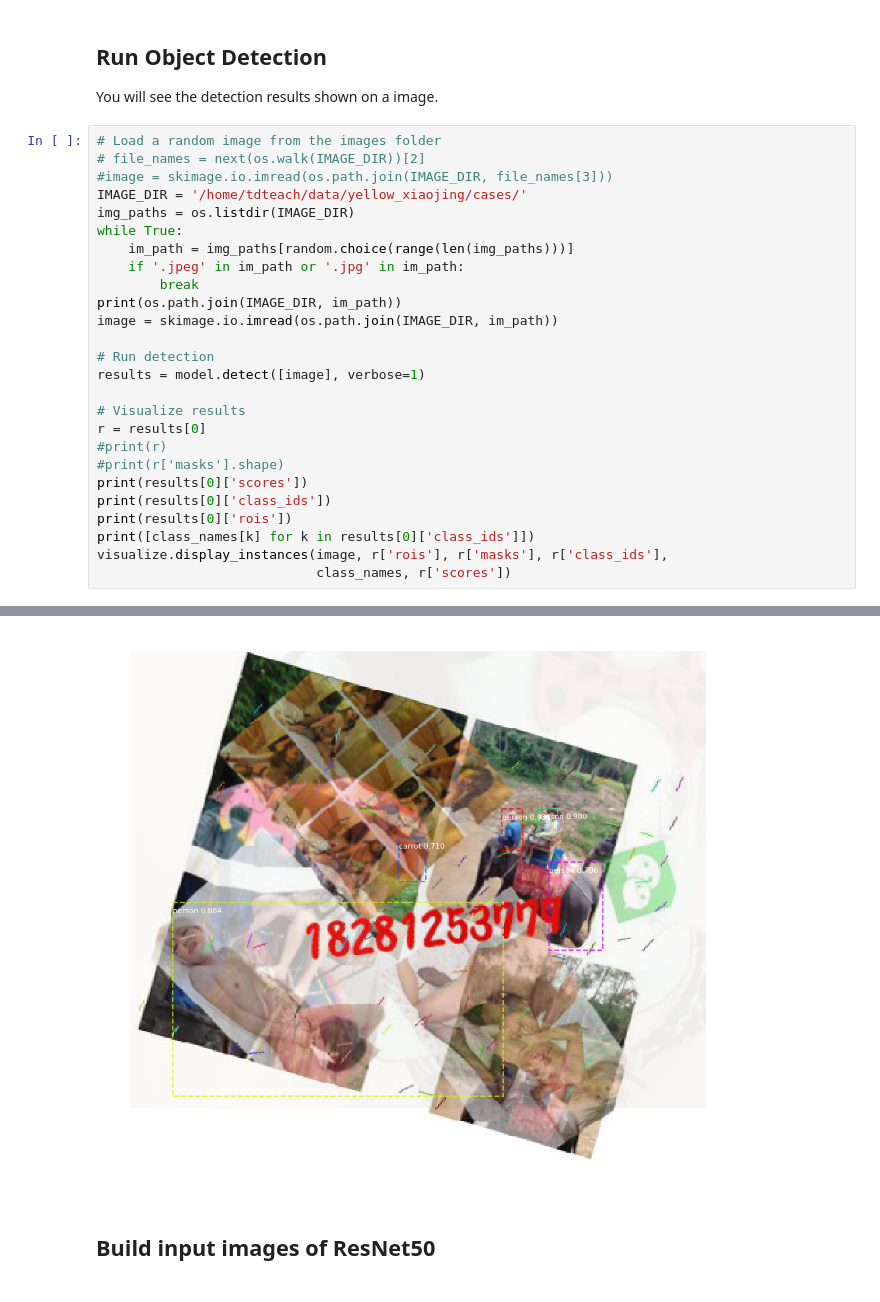
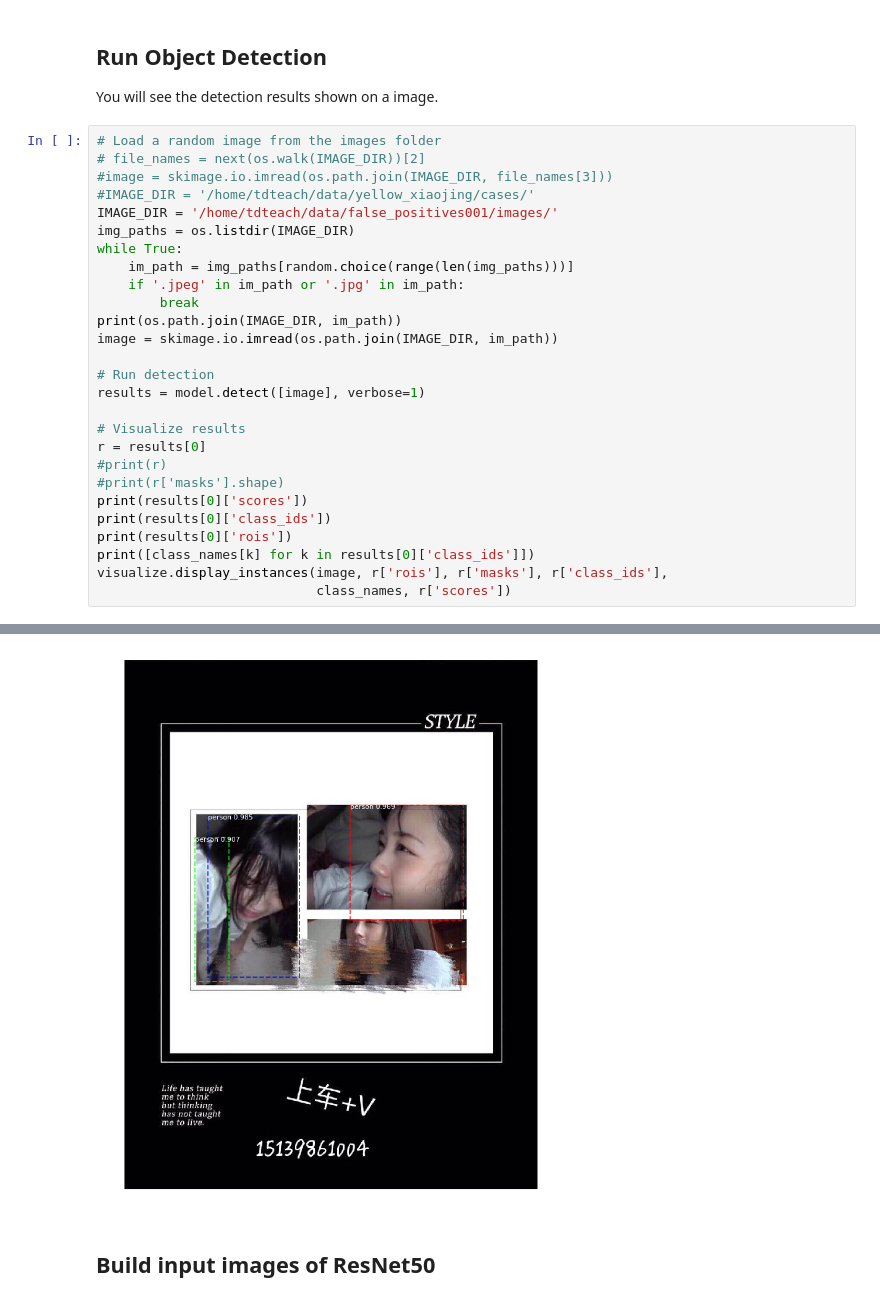
Before and after one commit to TDteach/Mask_RCNN, a Jupyter notebook: samples/demo.ipynb, the cells around one changed output, grey strips where cells are left out. Saved outputs shown, nothing was run; the diff lists cells and outputs as text.

```diff
--- a/samples/demo.ipynb
+++ b/samples/demo.ipynb
@@ -132,7 +132,8 @@ You will see the detection results shown on a image.
 # Load a random image from the images folder
 # file_names = next(os.walk(IMAGE_DIR))[2]
 #image = skimage.io.imread(os.path.join(IMAGE_DIR, file_names[3]))
-IMAGE_DIR = '/home/tdteach/data/yellow_xiaojing/cases/'
+#IMAGE_DIR = '/home/tdteach/data/yellow_xiaojing/cases/'
+IMAGE_DIR = '/home/tdteach/data/false_positives001/images/'
 img_paths = os.listdir(IMAGE_DIR)
 while True:
     im_path = img_paths[random.choice(range(len(img_paths)))]
@@ -172,4 +171,4 @@ anchors                  shape: (1, 261888, 4)        min:   -0.35390  max:    1
-[figure, old version]
+[figure, new version]
 # %% [markdown]
 ## Build input images of ResNet50
 # %%
```
Also changed, not shown: parts of 4 cells of this notebook, 3 other files.
